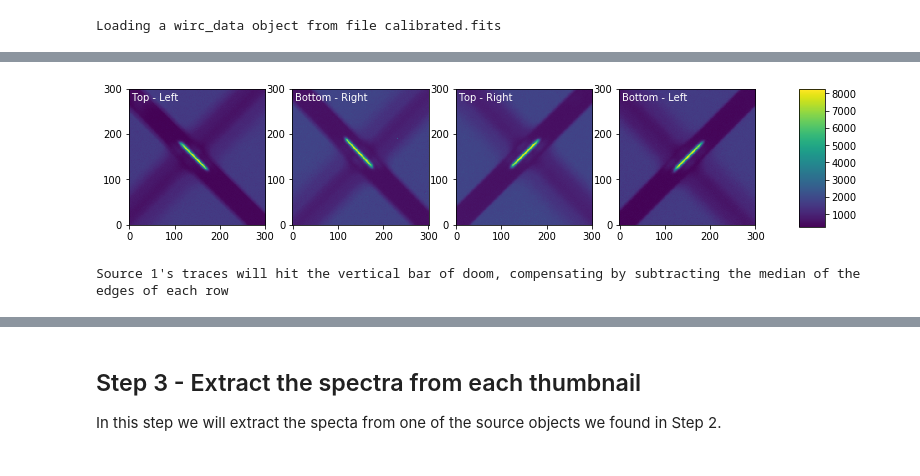
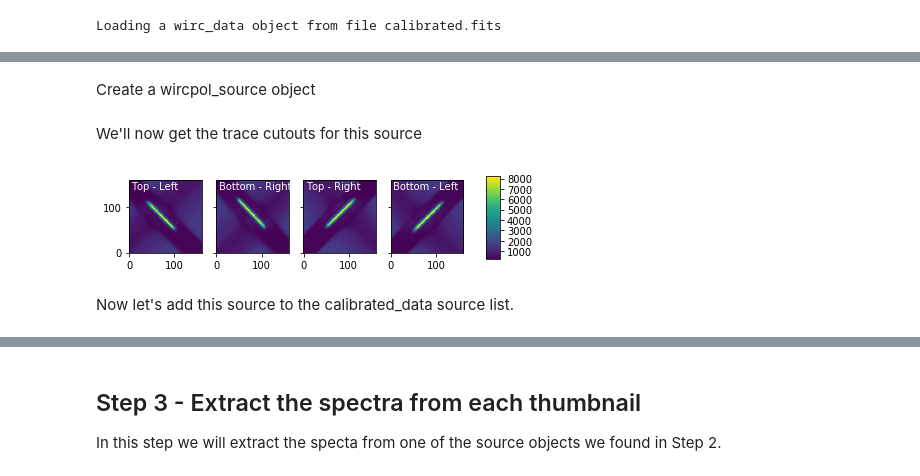
Before and after one commit to WIRC-Pol/wirc_drp, a Jupyter notebook: wirc_drp/Tutorial/wircpol_drp Tutorial.ipynb, the cells around one changed output, grey strips where cells are left out. Saved outputs shown, nothing was run; the diff lists cells and outputs as text; code cells hidden in the pictures.

```diff
--- a/wirc_drp/Tutorial/wircpol_drp Tutorial.ipynb
+++ b/wirc_drp/Tutorial/wircpol_drp Tutorial.ipynb
@@ -136,16 +121,15 @@ calibrated_data.source_list[0].get_cutouts(calibrated_data.full_image, calibrate
-# %%
-#Now let's take a look at them!
-calibrated_data.source_list[0].plot_cutouts(origin = 'lower')
-# %% [output]
-[figure, removed]
-# %%
-#We'll now manually add another source in the field with the instructions above:
-calibrated_data.source_list.append(wo.wircpol_source([1035,640],'slitless',calibrated_data.n_sources+1))
-calibrated_data.n_sources += 1
-calibrated_data.source_list[1].get_cutouts(calibrated_data.full_image, calibrated_data.filter_name, True)
-#The final argument being passed is a boolean that determines whether or not we compensate for hitting
-#the vertical bar of doom. Play with it to see the different results. How to properly compensate for this
-#is a work in progress.
-# %% [output]
-Source 1's traces will hit the vertical bar of doom, compensating by subtracting the median of the edges of each row
+# %% [markdown]
+Create a wircpol_source object
+# %%
+#This specific object will be for a souce in the slit (with coordinates [1063,1027]).
+wp_source = wo.wircpol_source([1063,1027],'1',0) #The second argument indicates that this source is in the middle slit
+# %% [markdown]
+We'll now get the trace cutouts for this source
+# %%
+wp_source.get_cutouts(calibrated_data.full_image, calibrated_data.DQ_image, 'J')
+wp_source.plot_cutouts()
+# %% [output]
+[figure, added]
+# %% [markdown]
+Now let's add this source to the calibrated_data source list.
 # %%
```
Also changed, not shown: parts of 16 cells of this notebook.
